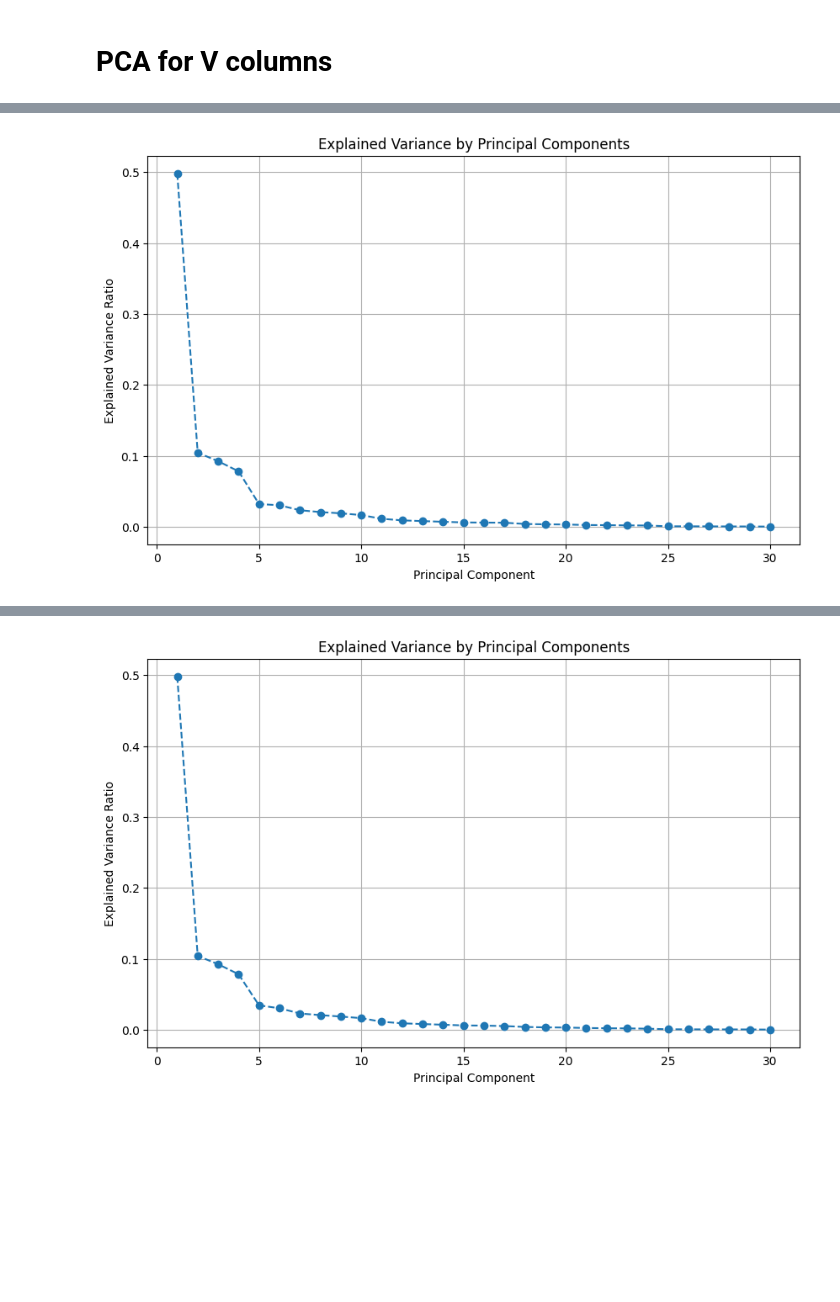
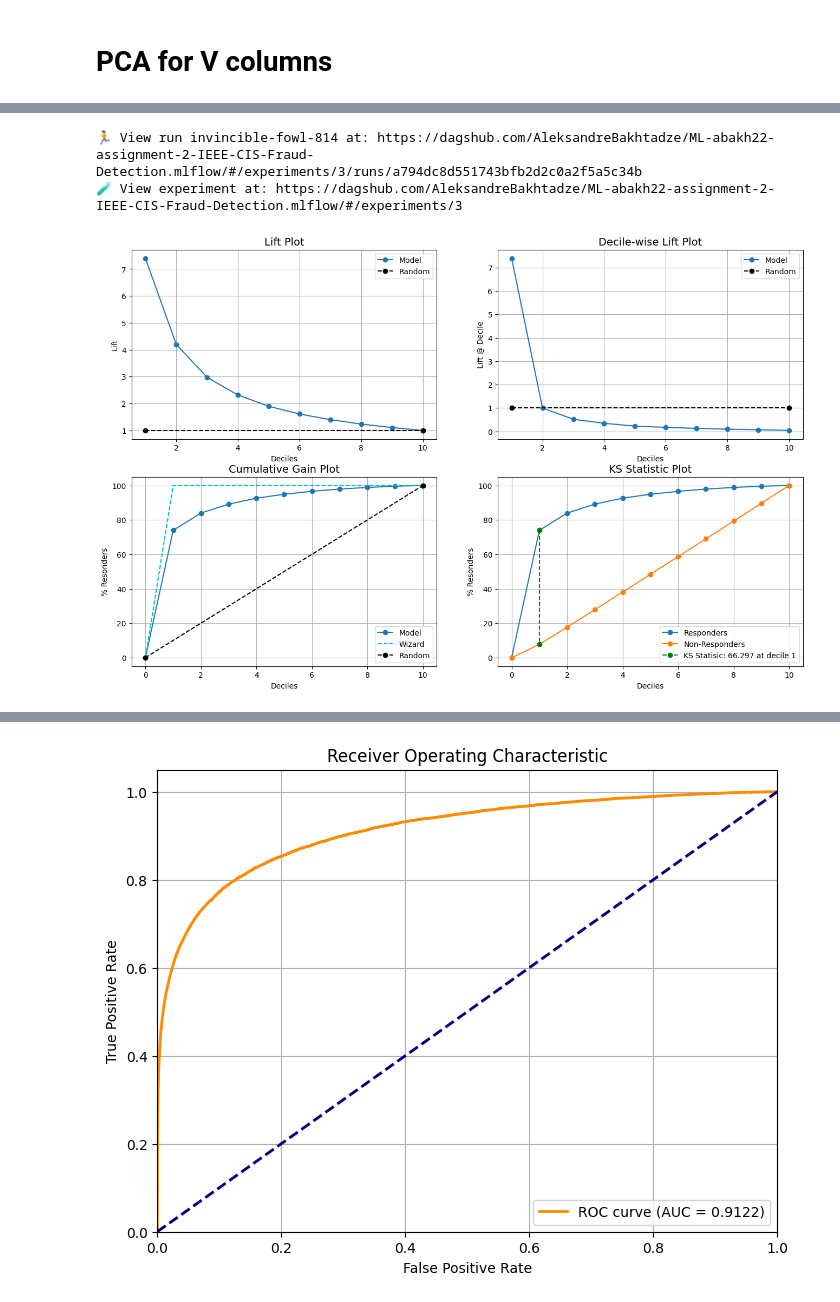
Before and after one commit to AleksandreBakhtadze/ML-abakh22-assignment-2-IEEE-CIS-Fraud-Detection, a Jupyter notebook: model_experiment_LGBMClassifier_with_correlation.ipynb, the cells around one changed output, grey strips where cells are left out. Cells and saved outputs as stored; diff of their text form; code cells hidden in the pictures; blank space fills up the shorter version.

Commit message:
Kaggle Notebook | LGBMClassifier_correlation | Version 5

```diff
--- a/model_experiment_LGBMClassifier_with_correlation.ipynb
+++ b/model_experiment_LGBMClassifier_with_correlation.ipynb
@@ -395,45 +447,40 @@ X_train, X_val, y_train, y_val = train_test_split(
 # %%
 import matplotlib.pyplot as plt
+import numpy as np
+import os
 import mlflow
 import mlflow.sklearn
-import numpy as np
-import os
-from sklearn.pipeline import Pipeline
+from imblearn.pipeline import Pipeline as ImbPipeline
+from imblearn.under_sampling import RandomUnderSampler
 from sklearn.model_selection import StratifiedKFold
-from sklearn.metrics import roc_curve, auc, f1_score, precision_score, recall_score, accuracy_score
-from lightgbm import LGBMClassifier
+from sklearn.preprocessing import StandardScaler
+from lightgbm import LGBMClassifier  # <-- changed import here
+import kds.metrics
 
-# Step 1: Function to calculate imbalance ratio
-def calculate_scale_pos_weight(y):
-    n_non_fraud = (y == 0).sum()
-    n_fraud = (y == 1).sum()
-    return n_non_fraud / n_fraud if n_fraud > 0 else 1
-
-# Step 2: Calculate scale_pos_weight
-scale_pos_weight = calculate_scale_pos_weight(y_train)
-
-# Step 3: Build the pipeline
-full_pipeline = Pipeline([
-    ('transaction_features', TransactionFeaturesExtractor(column='TransactionDT', plot=True)),
+# Step 1: Build the pipeline
+full_pipeline = ImbPipeline([
+    ('transaction_features', TransactionFeaturesExtractor(column='TransactionDT')),
     ('missing_handler', MissingValueHandler(threshold=0.99, fill_value=999)),
     ('custom_preprocessor', CustomPreprocessor(threshold=3)),
-    ('v_pca_extractor', VPCAExtractor(n_components=30, plot=True)),
-    ('correlation_filter', CorrelationFilter(threshold=0.9)),
+    ('v_pca_extractor', VPCAExtractor(n_components=30)),
     ('scaler', StandardScaler()),
-    ('classifier', LGBMClassifier(
+    ('undersampler', RandomUnderSampler(random_state=42, sampling_strategy=0.2)),
+    ('classifier', LGBMClassifier(  # <-- changed model here
         objective='binary',
         n_estimators=100,
         max_depth=5,
         learning_rate=0.1,
-        random_state=42,
-        scale_pos_weight=scale_pos_weight
+        random_state=42
     ))
 ])
 
-# Step 4: Cross-validation
+# Step 2: Cross-validation
 cv = StratifiedKFold(n_splits=5, shuffle=True, random_state=42)
 
-# Step 5: MLflow logging
+# Set experiment
+mlflow.set_experiment("lgbm_undersampling")
+
+# Step 3: MLflow logging
 with mlflow.start_run():
 
     oof_preds = []
@@ -449,7 +496,12 @@ with mlflow.start_run():
         oof_preds.extend(preds)
         oof_true.extend(y_val)
 
-    # Step 6: Metrics
+    # Step 4: Metrics
+    import kds.metrics
+    report = kds.metrics.report(oof_true, oof_preds)
+
+    from sklearn.metrics import roc_curve, auc, f1_score, precision_score, recall_score, accuracy_score
+
     fpr, tpr, thresholds = roc_curve(oof_true, oof_preds)
     roc_auc = auc(fpr, tpr)
 
@@ -474,17 +526,17 @@ with mlflow.start_run():
     mlflow.log_metric('recall', recall)
     mlflow.log_metric('accuracy', accuracy)
 
-    # Step 7: Log model parameters
+    # Step 5: Log model parameters
     clf = full_pipeline.named_steps['classifier']
     clf_params = clf.get_params()
     for param_name, param_value in clf_params.items():
         mlflow.log_param(param_name, param_value)
 
-    # Step 8: Fit on full data and log model
+    # Step 6: Final model fit and save
     full_pipeline.fit(X_train, y_train)
-    mlflow.sklearn.log_model(full_pipeline, artifact_path="lgbm_pipeline_model")
+    mlflow.sklearn.log_model(full_pipeline, artifact_path="lgbm_pipeline_model")  # <-- updated model path
 
-    # Step 9: Plot ROC Curve
+    # Step 7: Plot ROC Curve
     plt.figure(figsize=(8, 6))
     plt.plot(fpr, tpr, color='darkorange', lw=2, label=f'ROC curve (AUC = {roc_auc:.4f})')
     plt.plot([0, 1], [0, 1], color='navy', lw=2, linestyle='--')
@@ -495,14 +547,4 @@ with mlflow.start_run():
     plt.title('Receiver Operating Characteristic')
     plt.legend(loc="lower right")
     plt.grid()
-
-    roc_plot_path = "roc_curve_pipeline_plot.png"
-    plt.savefig(roc_plot_path)
-    plt.show()
-
-    if mlflow.active_run() is not None:
-        mlflow.log_artifact(roc_plot_path, artifact_path="plots")
-
-    if os.path.exists(roc_plot_path):
-        os.remove(roc_plot_path)
 # %% [output]
@@ -510 +570,3 @@ Columns 'Transaction_hour' and 'isFraud' are required for plotting.
+🏃 View run invincible-fowl-814 at: https://dagshub.com/AleksandreBakhtadze/ML-abakh22-assignment-2-IEEE-CIS-Fraud-Detection.mlflow/#/experiments/3/runs/a794dc8d551743bfb2d2c0a2f5a5c34b
+🧪 View experiment at: https://dagshub.com/AleksandreBakhtadze/ML-abakh22-assignment-2-IEEE-CIS-Fraud-Detection.mlflow/#/experiments/3
-[figure, old version]
+[figure, new version]
@@ -528 +573 @@ Columns 'Transaction_hour' and 'isFraud' are required for plotting.
-[figure, old version]
+[figure, new version]
```
Also changed, not shown: parts of 8 cells of this notebook.
